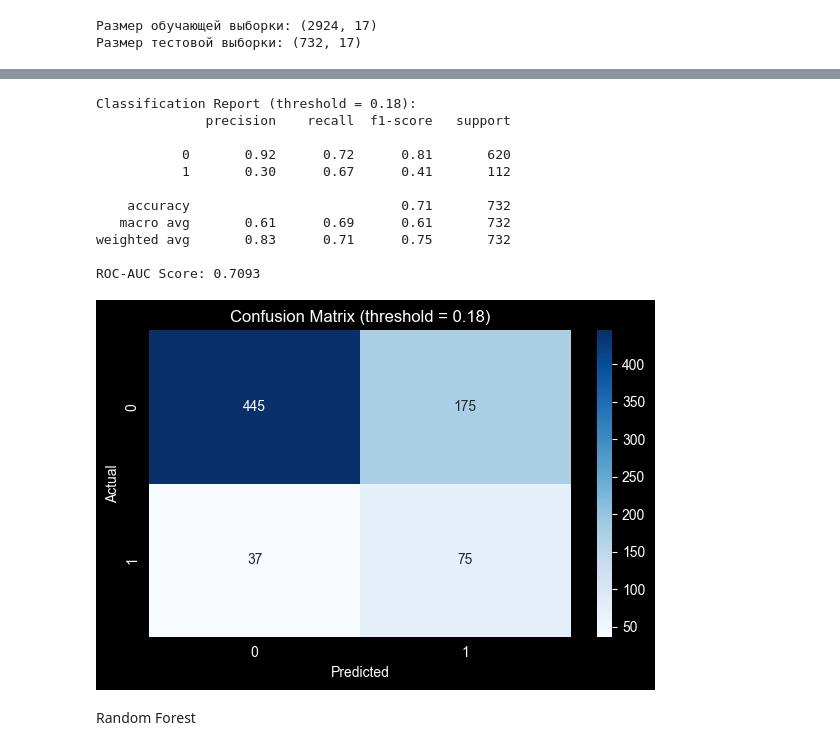
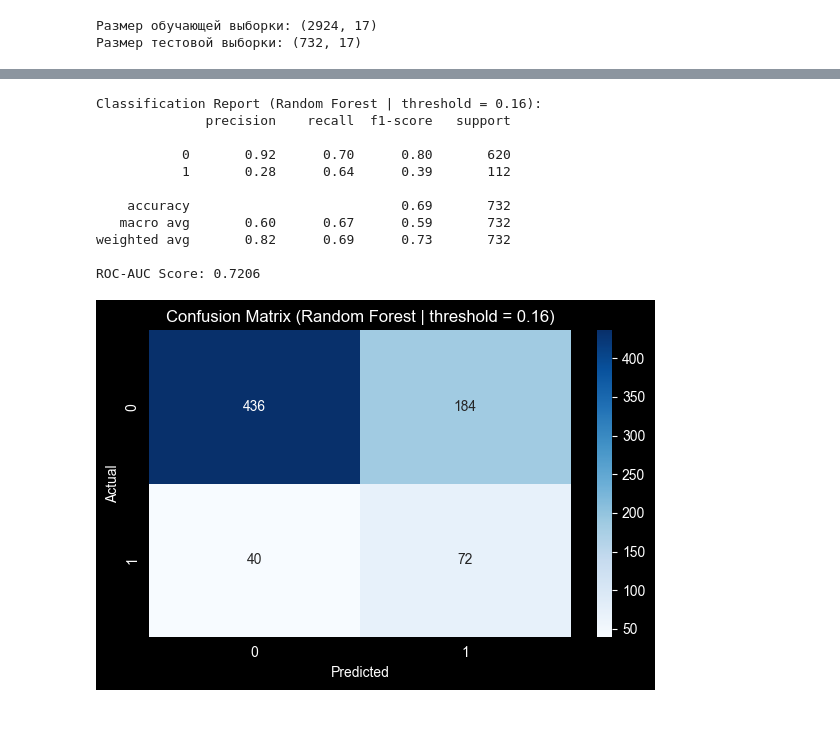
Before and after one commit to mentisVeritas/ML, a Jupyter notebook: team_project/main1.ipynb, the cells around one changed output, grey strips where cells are left out. Drawn from its saved outputs; the diff is of its cells as text; code cells hidden in the pictures; blank space fills up the shorter version.

```diff
--- a/team_project/main1.ipynb
+++ b/team_project/main1.ipynb
@@ -302,17 +366,11 @@ print(f"Размер тестовой выборки: {X_test.shape}")
 # %%
-# =========================
-# 2. Обучение модели
-# =========================
 logreg = LogisticRegression(
     class_weight='balanced',
-    max_iter=1000,
+    max_iter=2000,
     solver='liblinear',
     random_state=42
 )
 
 logreg.fit(X_train_scaled, y_train)
 
-# =========================
-# 3. Вероятности
-# =========================
 y_proba = logreg.predict_proba(X_test_scaled)[:, 1]
@@ -535,23 +590,0 @@ ROC-AUC: 0.7323012672811058
-# %%
-# Инициализация и обучение модели
-rf_model = RandomForestClassifier(n_estimators=100, class_weight='balanced', random_state=42)
-rf_model.fit(X_train_scaled, y_train)
-
-# Предсказание
-y_pred = rf_model.predict(X_test_scaled)
-y_proba = rf_model.predict_proba(X_test_scaled)[:, 1]
-#
-# Метрики
-print("Classification Report:")
-print(classification_report(y_test, y_pred))
-
-roc_auc = roc_auc_score(y_test, y_proba)
-print(f"ROC-AUC Score: {roc_auc:.4f}")
-
-# Матрица ошибок
-plt.figure(figsize=(6, 4))
-sns.heatmap(confusion_matrix(y_test, y_pred), annot=True, fmt='d', cmap='Blues')
-plt.title('Confusion Matrix')
-plt.xlabel('Predicted')
-plt.ylabel('Actual')
-plt.show()
@@ -573,8 +596,9 @@ ROC-AUC Score: 0.7049
 # %%
 rf_model = RandomForestClassifier(
-    n_estimators=100,
-    class_weight='balanced',
-    random_state=42
+    n_estimators=500,
+    random_state=42,
+    class_weight='balanced'
+
 )
 
 rf_model.fit(X_train_scaled, y_train)
@@ -626,44 +650,42 @@ Best F1-score: 0.409
 # 3. Кастомный порог
 
 # threshold = best_threshold
-threshold = 0.18  # можно менять
+threshold = 0.16
 
 y_pred_custom = (y_proba >= threshold).astype(int)
 
 # 4. Метрики
-print(f"Classification Report (threshold = {threshold}):")
+print(f"Classification Report (Random Forest | threshold = {threshold}):")
 print(classification_report(y_test, y_pred_custom))
 
 roc_auc = roc_auc_score(y_test, y_proba)
 print(f"ROC-AUC Score: {roc_auc:.4f}")
 
 # 5. Матрица ошибок
 cm = confusion_matrix(y_test, y_pred_custom)
 
 plt.figure(figsize=(6, 4))
 sns.heatmap(
     cm,
     annot=True,
     fmt='d',
     cmap='Blues'
 )
-plt.title(f'Confusion Matrix (threshold = {threshold})')
+plt.title(f'Confusion Matrix (Random Forest | threshold = {threshold})')
 plt.xlabel('Predicted')
 plt.ylabel('Actual')
 plt.tight_layout()
 plt.show()
 # %% [output]
-Classification Report (threshold = 0.18):
+Classification Report (Random Forest | threshold = 0.16):
               precision    recall  f1-score   support
 
-           0       0.92      0.72      0.81       620
-           1       0.30      0.67      0.41       112
+           0       0.92      0.70      0.80       620
+           1       0.28      0.64      0.39       112
 
-    accuracy                           0.71       732
-   macro avg       0.61      0.69      0.61       732
-weighted avg       0.83      0.71      0.75       732
+    accuracy                           0.69       732
+   macro avg       0.60      0.67      0.59       732
+weighted avg       0.82      0.69      0.73       732
 
-ROC-AUC Score: 0.7093
+ROC-AUC Score: 0.7206
-[figure, old version]
+[figure, new version]
-# %% [markdown]
-Random Forest
```
Also changed, not shown: parts of 43 cells of this notebook, 1 other file.
